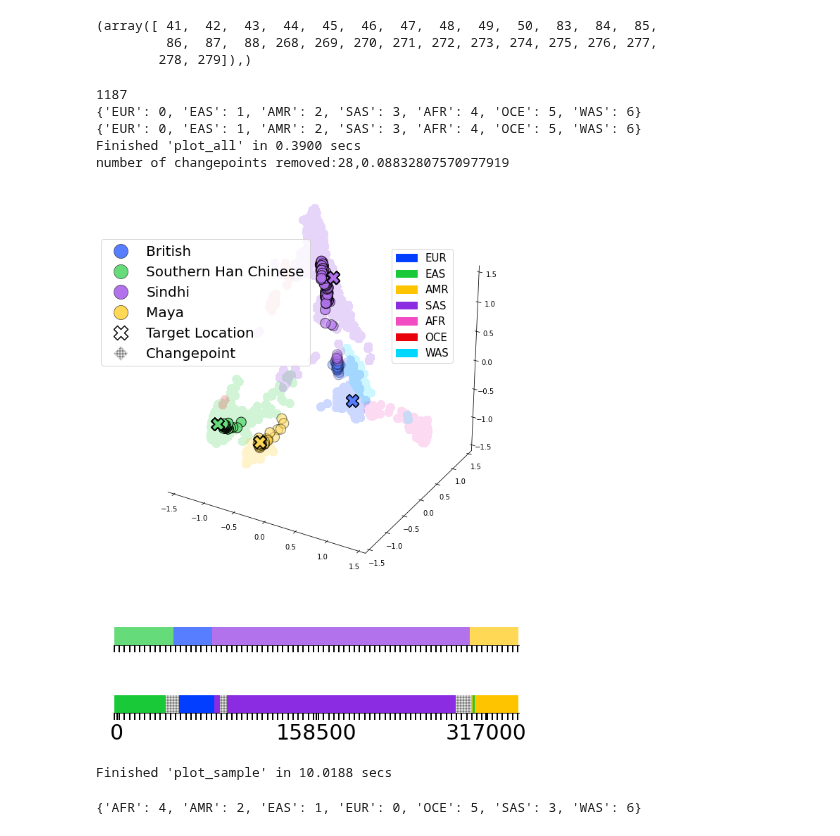
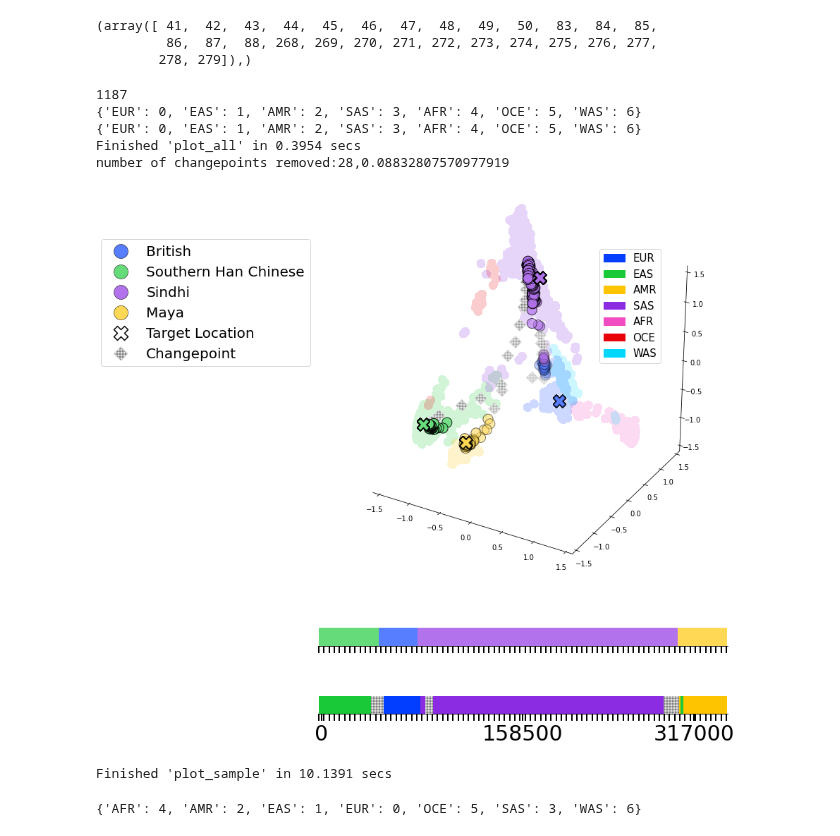
Before and after one commit to RichRast/Ge3Net, a Jupyter notebook: Notebooks/Shared_Notebooks/PCA predictions visualizations.ipynb, the cells around one changed output. Saved outputs shown, nothing was run; the diff lists cells and outputs as text; code cells hidden in the pictures.

Commit message:
Galangal visualization notebooks added

```diff
--- a/Notebooks/Shared_Notebooks/PCA predictions visualizations.ipynb
+++ b/Notebooks/Shared_Notebooks/PCA predictions visualizations.ipynb
@@ -423,7 +423,8 @@ def plot_sample(granularPopSample, y_predSample, y_trueSample, **kwargs):
         patches.append(ax1.scatter([],[], color = (1, 1, 1, 0.5), marker='X', s=400, edgecolor='black', linewidth=1.5, label = "Target Location")) #add training locations
         patches.append(ax1.scatter([],[], color = (0.9,0.9,0.9), label = "Changepoint", hatch=3*'+', marker="D", s=200))
     # patches.append(mpatches.Patch(facecolor = (0.9,0.9,0.9), label = "Changepoint", hatch=3*'+')) #add UNK legend patch separately
-        ax1.legend(handles=patches, loc="upper left", fontsize=20, bbox_to_anchor=(-0.05, -0.1, 1, 1))
+#         ax1.legend(handles=patches, loc="upper left", fontsize=20, bbox_to_anchor=(-0.05, -0.1, 1, 1))
+        ax1.legend(handles=patches, loc="upper left", fontsize=20, bbox_to_anchor=(-0.55, -0.1, 1, 1))
     #chm plot ground truth
     ax2.bar(np.arange(len(y_trueSample)), zorder=0.2,\
     color=[colors_pop_dict[x] for x in granularPopSample], width=1.0, height=1.02)
@@ -480,16 +481,16 @@ np.where(pred_cps_BOCD==1)
 # %%
 print(index)
 plot_sample(granularpopSample, y_predSample, y_trueSample, pred_cps=pred_cps_BOCD, mappedSpArr=mappedSpArr, \
 backgroundAxis=True, y_trainTrue=y_True, superpops=superpopsTrue, superPopSample=superPopSample, \
-superpop_dict=superpop_dict, cpShow=False, showLegend=True)
+superpop_dict=superpop_dict, cpShow=True, showLegend=True)
 # %% [output]
 1187
 {'EUR': 0, 'EAS': 1, 'AMR': 2, 'SAS': 3, 'AFR': 4, 'OCE': 5, 'WAS': 6}
 {'EUR': 0, 'EAS': 1, 'AMR': 2, 'SAS': 3, 'AFR': 4, 'OCE': 5, 'WAS': 6}
-Finished 'plot_all' in 0.3900 secs
+Finished 'plot_all' in 0.3954 secs
 number of changepoints removed:28,0.08832807570977919
-[figure, old version]
+[figure, new version]
-Finished 'plot_sample' in 10.0188 secs
+Finished 'plot_sample' in 10.1391 secs
 # %%
 y_preds=results.t_out.coord_main
 y_predCps=getCpPred(cpMethod.gradient.name, y_predSample, 0.1, y_preds.shape[0], y_preds.shape[1])
```
Also changed, not shown: 6 other files.
